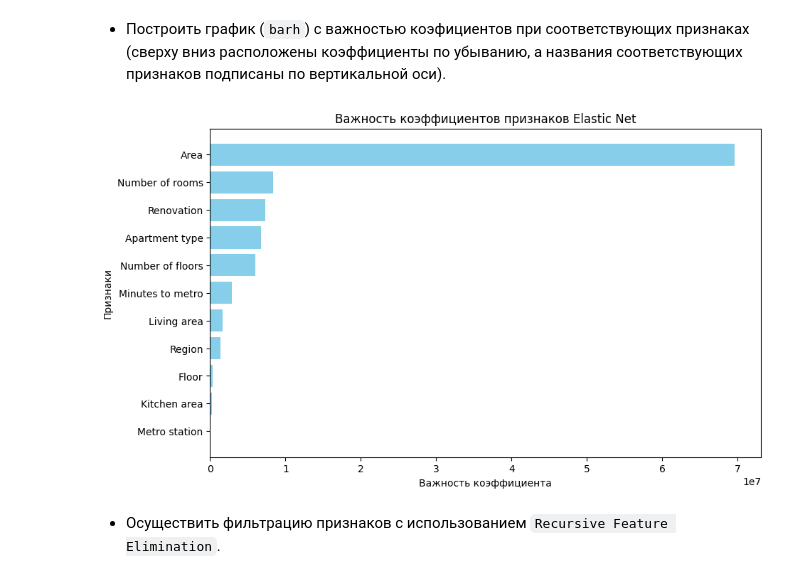
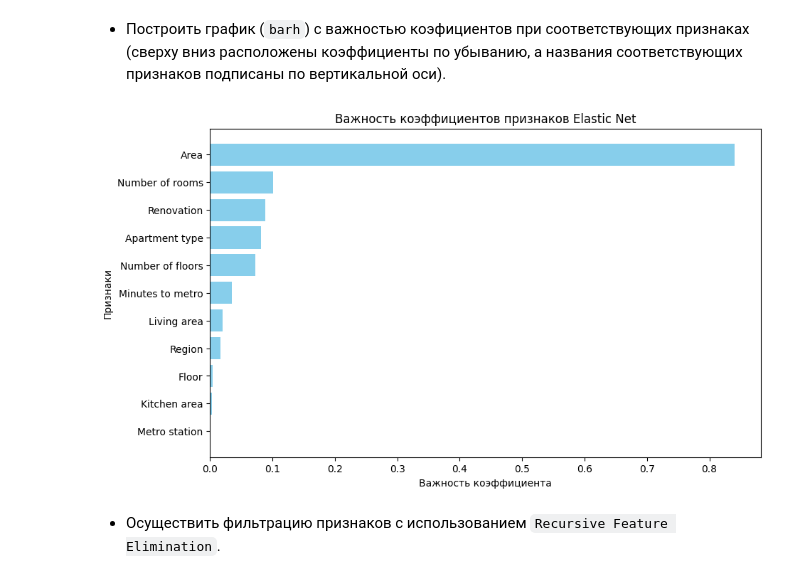
Before and after one commit to Mr-Egorchik/AI-Tech, a Jupyter notebook: 6133_ChitorkinEE_lab_5_regression.ipynb, the cells around one changed output. Cells and saved outputs as stored; diff of their text form; code cells hidden in the pictures.

```diff
--- a/6133_ChitorkinEE_lab_5_regression.ipynb
+++ b/6133_ChitorkinEE_lab_5_regression.ipynb
@@ -95,6 +95,9 @@ X_scaled.head()
 | 2 | Secondary | Мякинино | 0.340311 | Moscow region | -0.684669 | -0.398830 | -0.585413 | ... |
 | 3 | Secondary | Строгино | -0.626758 | Moscow region | -0.684669 | -0.539248 | -0.590659 | ... |
 | 4 | Secondary | Опалиха | -0.949114 | Moscow region | -0.684669 | -0.501218 | -0.611644 | ... |
+# %%
+y_scaler = StandardScaler()
+y = pd.DataFrame(scaler.fit_transform(pd.DataFrame(y)), columns=['Price'])
 # %% [markdown]
    - Визуализировать `heatmap`-матрицу кореллированности признаков.
 # %%
@@ -474,20 +477,20 @@ best_model = linear_model
 # %% [markdown]
    - Построить график (`barh`) с важностью коэфициентов при соответствующих признаках (сверху вниз расположены коэффициенты по убыванию, а названия соответствующих признаков подписаны по вертикальной оси).
 # %%
-coefficients = best_model.coef_
+coefficients = best_model.coef_[0]
 feature_names = X_train.columns
 
 sorted_indexes = np.argsort(np.abs(coefficients))[::-1].tolist()
 
 plt.figure(figsize=(10, 6))
 plt.barh(np.array(feature_names)[sorted_indexes], np.abs(coefficients)[sorted_indexes], color='skyblue')
 plt.xlabel('Важность коэффициента')
 plt.ylabel('Признаки')
 plt.title('Важность коэффициентов признаков Elastic Net')
 plt.gca().invert_yaxis()
 plt.show()
 # %% [output]
-[figure, old version]
+[figure, new version]
 # %% [markdown]
    - Осуществить фильтрацию признаков с использованием `Recursive Feature Elimination`.
 # %%
```
Also changed, not shown: parts of 16 cells of this notebook.
